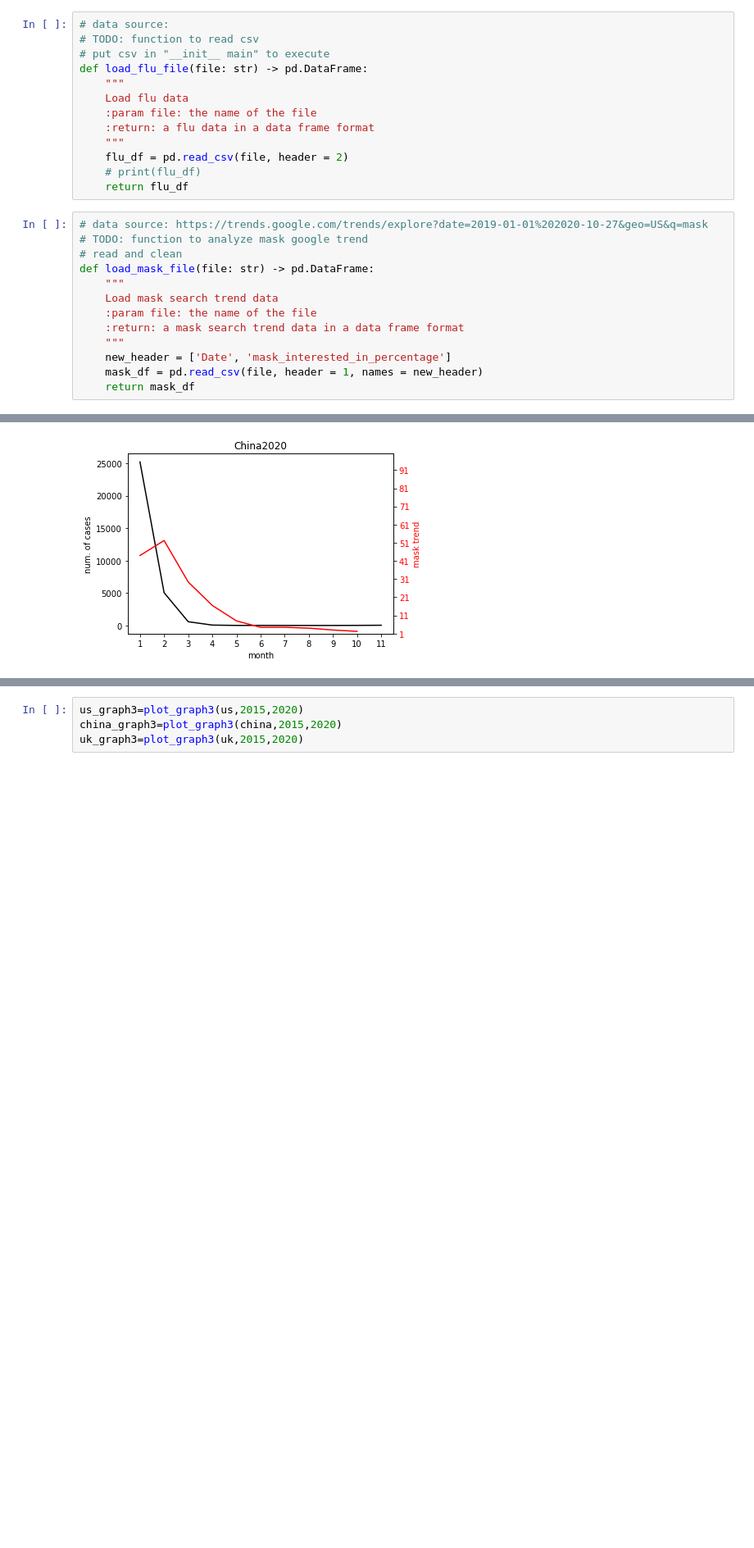
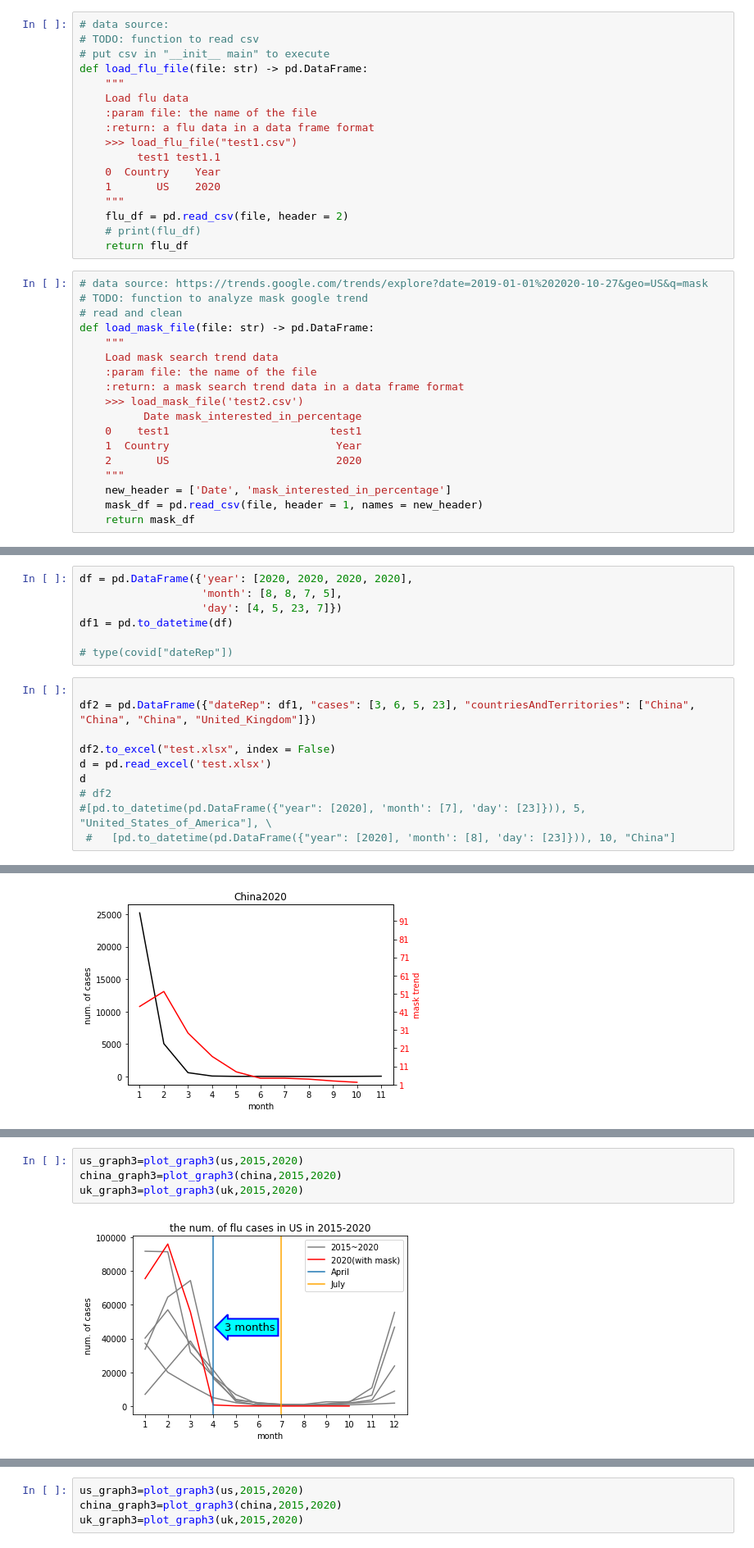
Before and after one commit to annaycc24/2020Fall_projects, a Jupyter notebook: final_pj_team05.ipynb, the cells around one changed output, grey strips where cells are left out. Shown at 82% size. Saved outputs shown, nothing was run; the diff lists cells and outputs as text; blank space fills up the shorter version.

```diff
--- a/final_pj_team05.ipynb
+++ b/final_pj_team05.ipynb
@@ -13,6 +13,10 @@ def load_flu_file(file: str) -> pd.DataFrame:
     Load flu data
     :param file: the name of the file
     :return: a flu data in a data frame format
+    >>> load_flu_file("test1.csv")
+         test1 test1.1
+    0  Country    Year
+    1       US    2020
     """
     flu_df = pd.read_csv(file, header = 2)
     # print(flu_df)
@@ -26,6 +30,11 @@ def load_mask_file(file: str) -> pd.DataFrame:
     Load mask search trend data
     :param file: the name of the file
     :return: a mask search trend data in a data frame format
+    >>> load_mask_file('test2.csv')
+          Date mask_interested_in_percentage
+    0    test1                         test1
+    1  Country                          Year
+    2       US                          2020
     """
     new_header = ['Date', 'mask_interested_in_percentage']
     mask_df = pd.read_csv(file, header = 1, names = new_header)
@@ -77,3 +86,20 @@ def get_covid_cases(country_name: str, data) -> pd.Series:
     country["yearmonth"] = country["dateRep"].map(lambda dt: dt.replace(day=1))
     country_new = country.groupby(["yearmonth"]).sum()["cases"]
     return country_new
+# %%
+df = pd.DataFrame({'year': [2020, 2020, 2020, 2020],
+                   'month': [8, 8, 7, 5],
+                   'day': [4, 5, 23, 7]})
+df1 = pd.to_datetime(df)
+
+# type(covid["dateRep"])
+# %%
+
+df2 = pd.DataFrame({"dateRep": df1, "cases": [3, 6, 5, 23], "countriesAndTerritories": ["China", "China", "China", "United_Kingdom"]})
+
+df2.to_excel("test.xlsx", index = False)
+d = pd.read_excel('test.xlsx')
+d
+# df2
+#[pd.to_datetime(pd.DataFrame({"year": [2020], 'month': [7], 'day': [23]})), 5, "United_States_of_America"], \
+ #   [pd.to_datetime(pd.DataFrame({"year": [2020], 'month': [8], 'day': [23]})), 10, "China"]
@@ -288,0 +367,6 @@ china_graph2019=plot_graph(china, 2020, 2020, 2)
+# %%
+us_graph3=plot_graph3(us,2015,2020)
+china_graph3=plot_graph3(china,2015,2020)
+uk_graph3=plot_graph3(uk,2015,2020)
+# %% [output]
+[figure, added]
```
Also changed, not shown: parts of 13 cells of this notebook, 2 other files.
